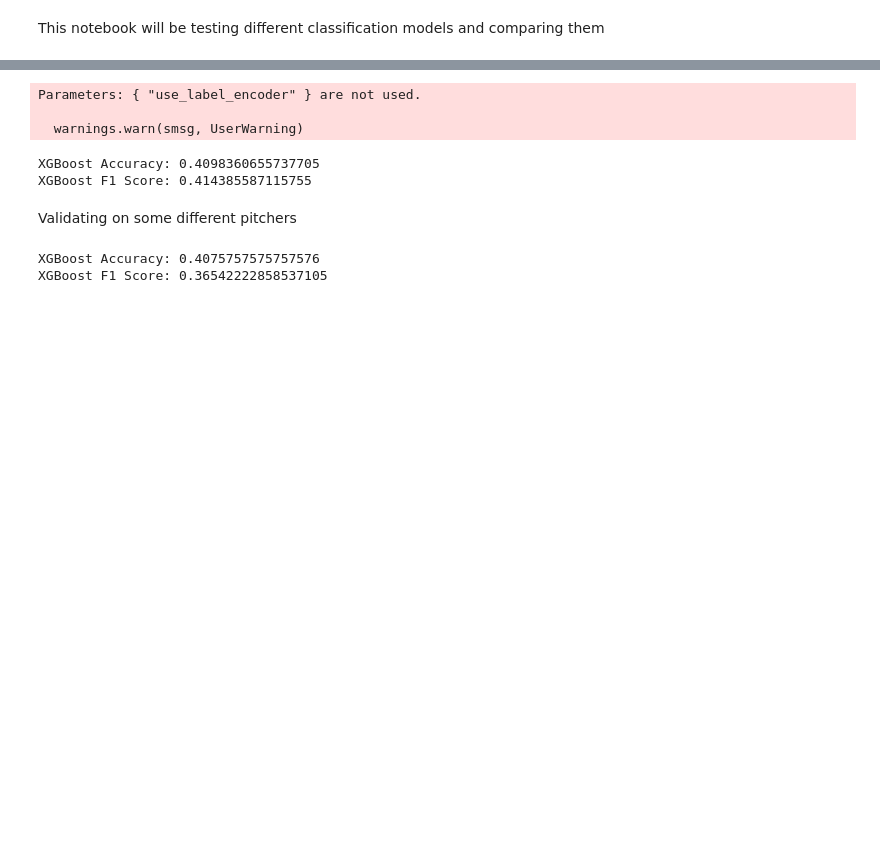
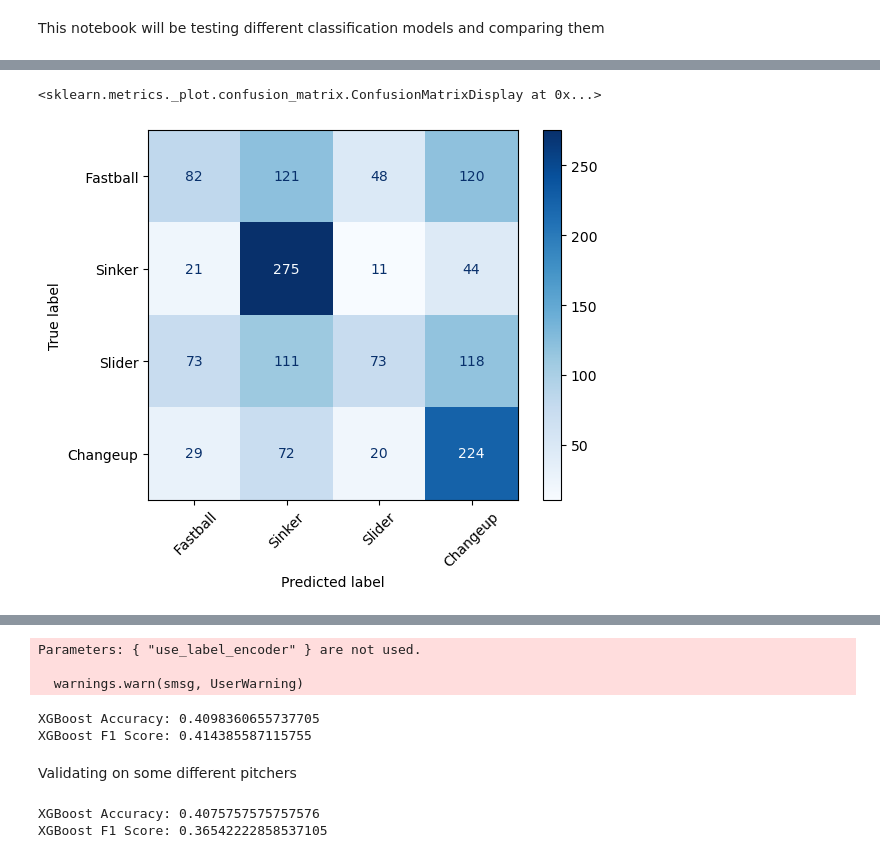
Before and after one commit to Stonec823/MLB-Pitch-Prediction, a Jupyter notebook: notebooks/models.ipynb, the cells around one changed output, grey strips where cells are left out. Drawn from its saved outputs; the diff is of its cells as text; code cells hidden in the pictures; blank space fills up the shorter version.

```diff
--- a/notebooks/models.ipynb
+++ b/notebooks/models.ipynb
@@ -61,22 +140,41 @@ Logistic Regression F1 Score: 0.35019870839542966
 # %%
 #model 2 KNN
-highest_acc = 0
-highest_f1 = 0
-best_k = 0
-for i in range(1,30):
-    knn_model = KNeighborsClassifier(n_neighbors= i)
-    knn_model.fit(X_train, y_train)
-    knn_predictions = knn_model.predict(X_test)
-    acc =  accuracy_score(y_test, knn_predictions)
-    f1 = f1_score(y_test, knn_predictions, average='weighted')
-    if acc > highest_acc:
-        highest_f1 = f1
-        highest_acc = acc
-        best_k = i
+# highest_acc = 0
+# highest_f1 = 0
+# best_k = 0
+# for i in range(1,30):
+#     knn_model = KNeighborsClassifier(n_neighbors= i)
+#     knn_model.fit(X_train, y_train)
+#     knn_predictions = knn_model.predict(X_test)
+#     acc =  accuracy_score(y_test, knn_predictions)
+#     f1 = f1_score(y_test, knn_predictions, average='weighted')
+#     if acc > highest_acc:
+#         highest_f1 = f1
+#         highest_acc = acc
+#         best_k = i
 
-    # print(f"KNN Accuracy for {i}:", accuracy_score(y_test, knn_predictions))
-    # print("KNN F1 Score:", f1_score(y_test, knn_predictions, average='weighted'))
-print('Best K for KNN: ', best_k)
-print('KNN Accuracy: ', highest_acc)
-print('KNN F1 Score: ', highest_acc)
+#     # print(f"KNN Accuracy for {i}:", accuracy_score(y_test, knn_predictions))
+
+# print('Best K for KNN: ', best_k)
+# print('KNN Accuracy: ', highest_acc)
+# print('KNN F1 Score: ', highest_acc)
+knn_model = KNeighborsClassifier(n_neighbors= 26)
+knn_model.fit(X_train, y_train)
+knn_predictions = knn_model.predict(X_test)
+
+
+conf_matrix_knn = confusion_matrix(y_test, knn_predictions)
+#class_report = classification_report(y_test, lr_predictions, zero_division=0)
+
+
+
+print("Classification Report:")
+print(classification_report(y_test, knn_predictions, target_names=[class_mapping[c] for c in np.unique(y)]))
+class_labels = df['pitch_type_map'].unique()
+
+print("KNN F1 Score:", f1_score(y_test, knn_predictions, average='weighted'))
+
+
+disp = ConfusionMatrixDisplay(confusion_matrix=conf_matrix_knn, display_labels=[class_mapping[c] for c in np.unique(y)])
+disp.plot(cmap="Blues", xticks_rotation=45)
 # %% [output]
@@ -102 +194,3 @@ KNN Accuracy for 19: 0.319672131147541
+<sklearn.metrics._plot.confusion_matrix.ConfusionMatrixDisplay at 0x...>
+[figure, added]
 # %%
```
Also changed, not shown: parts of 8 cells of this notebook, 5 other files.
